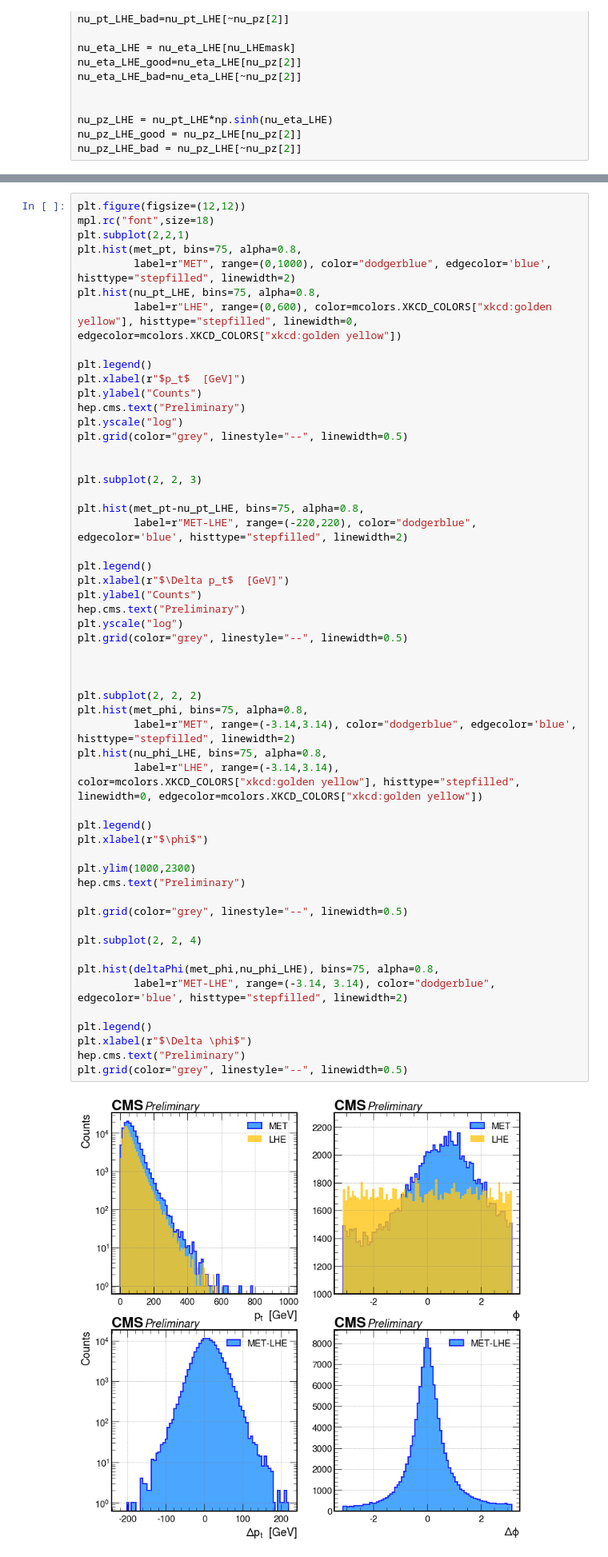
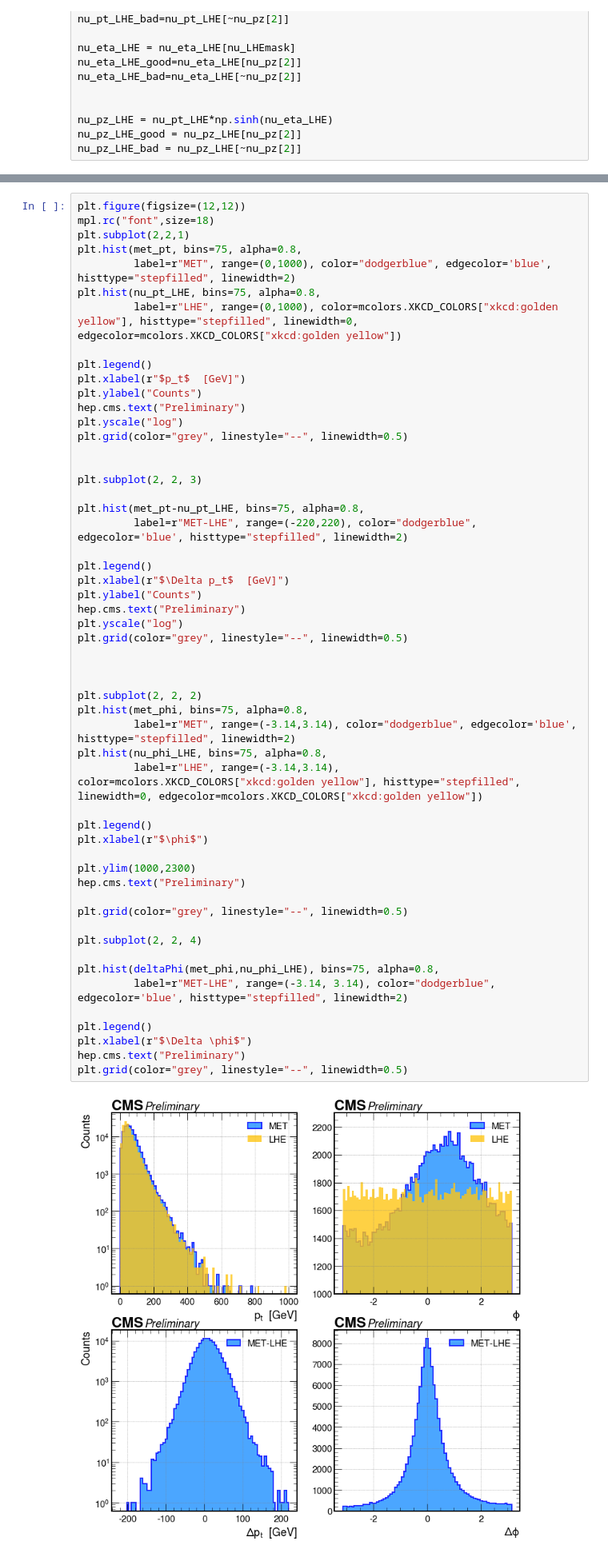
Before and after one commit to pviscone/Vcb_ditopDecay, a Jupyter notebook: tasks/Muons/ranking/neutrino_reco.ipynb, the cells around one changed output, grey strips where cells are left out. Shown at 80% size. Drawn from its saved outputs; the diff is of its cells as text.

Commit message:
plot rerun

```diff
--- a/tasks/Muons/ranking/neutrino_reco.ipynb
+++ b/tasks/Muons/ranking/neutrino_reco.ipynb
@@ -234,7 +236,7 @@ plt.subplot(2,2,1)
 plt.hist(met_pt, bins=75, alpha=0.8,
          label=r"MET", range=(0,1000), color="dodgerblue", edgecolor='blue', histtype="stepfilled", linewidth=2)
 plt.hist(nu_pt_LHE, bins=75, alpha=0.8,
-         label=r"LHE", range=(0,600), color=mcolors.XKCD_COLORS["xkcd:golden yellow"], histtype="stepfilled", linewidth=0, edgecolor=mcolors.XKCD_COLORS["xkcd:golden yellow"])
+         label=r"LHE", range=(0,1000), color=mcolors.XKCD_COLORS["xkcd:golden yellow"], histtype="stepfilled", linewidth=0, edgecolor=mcolors.XKCD_COLORS["xkcd:golden yellow"])
 
 plt.legend()
 plt.xlabel(r"$p_t$  [GeV]")
@@ -255,31 +257,31 @@ plt.ylabel("Counts")
 hep.cms.text("Preliminary")
 plt.yscale("log")
 plt.grid(color="grey", linestyle="--", linewidth=0.5)
 
 
 
 plt.subplot(2, 2, 2)
 plt.hist(met_phi, bins=75, alpha=0.8,
          label=r"MET", range=(-3.14,3.14), color="dodgerblue", edgecolor='blue', histtype="stepfilled", linewidth=2)
 plt.hist(nu_phi_LHE, bins=75, alpha=0.8,
          label=r"LHE", range=(-3.14,3.14), color=mcolors.XKCD_COLORS["xkcd:golden yellow"], histtype="stepfilled", linewidth=0, edgecolor=mcolors.XKCD_COLORS["xkcd:golden yellow"])
 
 plt.legend()
 plt.xlabel(r"$\phi$")
 
 plt.ylim(1000,2300)
 hep.cms.text("Preliminary")
 
 plt.grid(color="grey", linestyle="--", linewidth=0.5)
 
 plt.subplot(2, 2, 4)
 
 plt.hist(deltaPhi(met_phi,nu_phi_LHE), bins=75, alpha=0.8,
          label=r"MET-LHE", range=(-3.14, 3.14), color="dodgerblue", edgecolor='blue', histtype="stepfilled", linewidth=2)
 
 plt.legend()
 plt.xlabel(r"$\Delta \phi$")
 hep.cms.text("Preliminary")
 plt.grid(color="grey", linestyle="--", linewidth=0.5)
 # %% [output]
-[figure, old version]
+[figure, new version]
```
Also changed, not shown: parts of 1 cell of this notebook.
